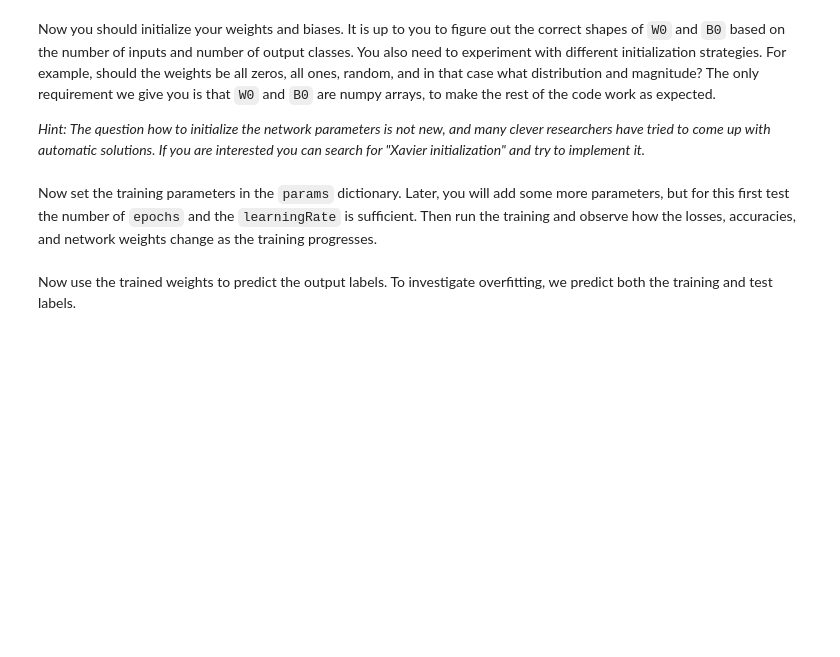
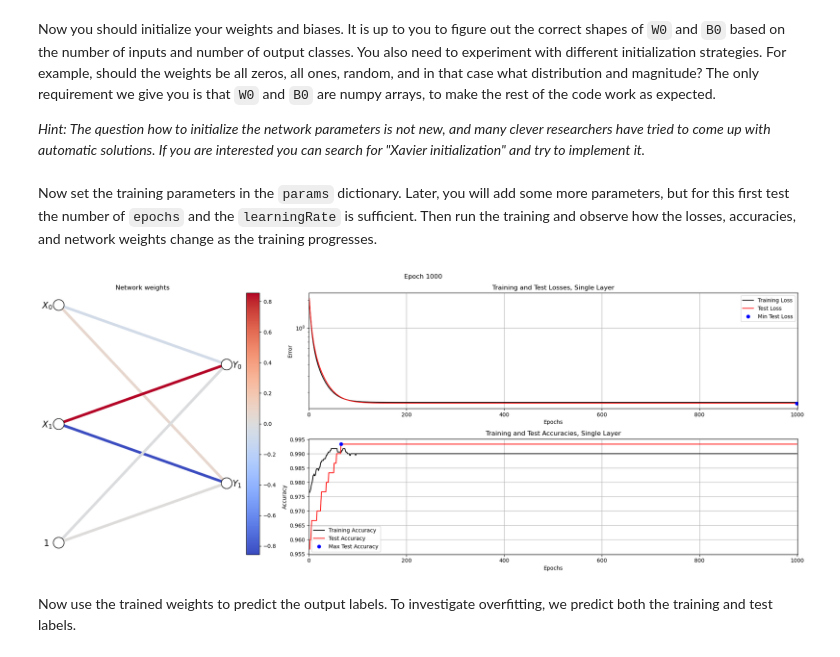
Before and after one commit to mfroeh/TBMI26, a Jupyter notebook: A1_Supervised/main2_SingleLayer.ipynb, the cells around one changed output. Saved outputs shown, nothing was run; the diff lists cells and outputs as text; code cells hidden in the pictures; blank space fills up the shorter version.

```diff
--- a/A1_Supervised/main2_SingleLayer.ipynb
+++ b/A1_Supervised/main2_SingleLayer.ipynb
@@ -69,7 +69,10 @@ def forward(X, W, B, useTanhOutput=False):
     # === Your code here =========================
     # --------------------------------------------
 
-    Y = ???
+    # [1700x2] * [2x2] + [1x2] = [1700x2] + [1700x2] = [1700x2]
+    Y = X @ W + B
+    if useTanhOutput:
+        Y = np.tanh(Y)
 
     # ============================================
 
@@ -107,9 +110,18 @@ def backward(W, B, X, Y, D, useTanhOutput=False):
     # === Your code here =========================
     # --------------------------------------------
 
-    # Calculate gradients
-    GradW = ???
-    GradB = ???
+    dErr = (2 * (Y-D) / N)
+    dTanh = np.ones((N, 1)) if not useTanhOutput else 1 - np.square(Y)
+
+    # if not useTanhOutput:
+    #     GradW = 2 * X.T @ ((Y-D) / N)
+    #     GradB = 2 * np.ones((1, N)) @ ((Y-D) / N)
+    # else:
+    #     GradW = 2 * X.T @ (((Y-D) / N) * (1 - np.square(Y)))
+    #     GradB = 2 * np.ones((1, N)) @ (dErr * dTanh)
+
+    GradW = X.T @ (dErr * dTanh)
+    GradB = np.ones((1, N)) @ (dErr * dTanh)
 
     # ============================================
 
@@ -142,8 +154,8 @@ def update(W, B, GradW, GradB, params):
     # === Your code here =========================
     # --------------------------------------------
 
-    W = ???
-    B = ???
+    W = W - LR * GradW
+    B = B - LR * GradB
 
     # ============================================
 
@@ -280,17 +292,19 @@ Now you should initialize your weights and biases. It is up to you to figure out
 # --------------------------------------------
 # === Your code here =========================
 # --------------------------------------------
-nInputs  = ???
-nClasses = ???
+nInputs  = XTrainNorm.shape[1]
+nClasses = len(np.unique(LTrain))
 
-W0 = ???
-B0 = ???
+W0 = np.ones((nInputs, nClasses))
+B0 = np.ones((1, nClasses))
 # ============================================
 # %% [markdown]
 Now set the training parameters in the `params` dictionary. Later, you will add some more parameters, but for this first test the number of `epochs` and the `learningRate` is sufficient. Then run the training and observe how the losses, accuracies, and network weights change as the training progresses.
 # %%
-params = {"epochs": 1000, "learningRate": 0.05}
+params = {"epochs": 1000, "learningRate": 0.05, "useTanhOutput": False }
 W, B, metrics = trainSingleLayer(XTrainNorm, DTrain, XTestNorm, DTest, W0, B0, params, plotProgress=True)
+# %% [output]
+[figure, added]
 # %% [markdown]
 Now use the trained weights to predict the output labels. To investigate overfitting, we predict both the training and test labels.
 # %%
```
Also changed, not shown: parts of 6 cells of this notebook.
